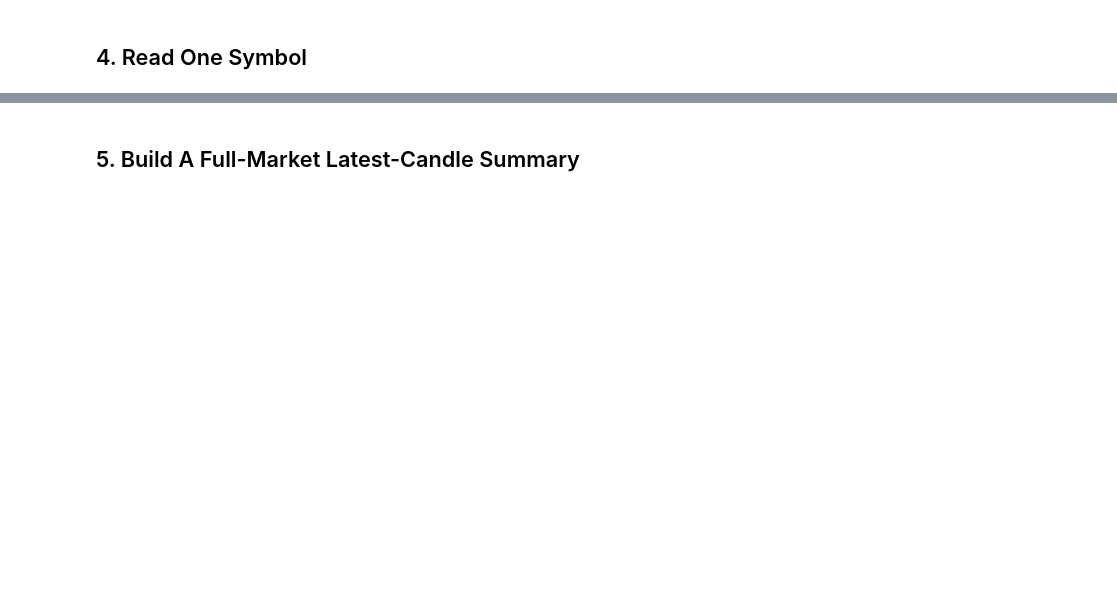
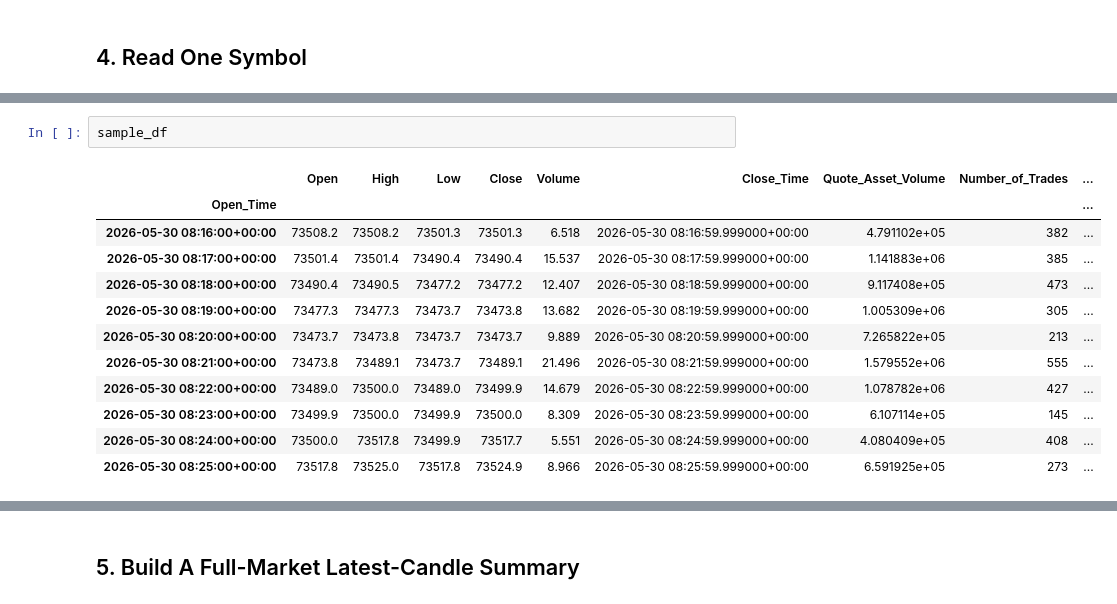
Before and after one commit to Suncol/binance_klines_data_fetch, a Jupyter notebook: examples/multi_symbol_jupyter_example.ipynb, the cells around one changed output, grey strips where cells are left out. Saved outputs shown, nothing was run; the diff lists cells and outputs as text; blank space fills up the shorter version.

```diff
--- a/examples/multi_symbol_jupyter_example.ipynb
+++ b/examples/multi_symbol_jupyter_example.ipynb
@@ -99,0 +95,15 @@ BTCUSDT rows: 10 last_open_time: 2026-05-30 07:56:00+00:00
+# %%
+sample_df
+# %% [output]
+|  | Open | High | Low | Close | Volume | Close_Time | Quote_Asset_Volume | Number_of_Trades | ... |
+| Open_Time |  |  |  |  |  |  |  |  | ... |
+| 2026-05-30 08:16:00+00:00 | 73508.2 | 73508.2 | 73501.3 | 73501.3 | 6.518 | 2026-05-30 08:16:59.999000+00:00 | 4.791102e+05 | 382 | ... |
+| 2026-05-30 08:17:00+00:00 | 73501.4 | 73501.4 | 73490.4 | 73490.4 | 15.537 | 2026-05-30 08:17:59.999000+00:00 | 1.141883e+06 | 385 | ... |
+| 2026-05-30 08:18:00+00:00 | 73490.4 | 73490.5 | 73477.2 | 73477.2 | 12.407 | 2026-05-30 08:18:59.999000+00:00 | 9.117408e+05 | 473 | ... |
+| 2026-05-30 08:19:00+00:00 | 73477.3 | 73477.3 | 73473.7 | 73473.8 | 13.682 | 2026-05-30 08:19:59.999000+00:00 | 1.005309e+06 | 305 | ... |
+| 2026-05-30 08:20:00+00:00 | 73473.7 | 73473.8 | 73473.7 | 73473.7 | 9.889 | 2026-05-30 08:20:59.999000+00:00 | 7.265822e+05 | 213 | ... |
+| 2026-05-30 08:21:00+00:00 | 73473.8 | 73489.1 | 73473.7 | 73489.1 | 21.496 | 2026-05-30 08:21:59.999000+00:00 | 1.579552e+06 | 555 | ... |
+| 2026-05-30 08:22:00+00:00 | 73489.0 | 73500.0 | 73489.0 | 73499.9 | 14.679 | 2026-05-30 08:22:59.999000+00:00 | 1.078782e+06 | 427 | ... |
+| 2026-05-30 08:23:00+00:00 | 73499.9 | 73500.0 | 73499.9 | 73500.0 | 8.309 | 2026-05-30 08:23:59.999000+00:00 | 6.107114e+05 | 145 | ... |
+| 2026-05-30 08:24:00+00:00 | 73500.0 | 73517.8 | 73499.9 | 73517.7 | 5.551 | 2026-05-30 08:24:59.999000+00:00 | 4.080409e+05 | 408 | ... |
+| 2026-05-30 08:25:00+00:00 | 73517.8 | 73525.0 | 73517.8 | 73524.9 | 8.966 | 2026-05-30 08:25:59.999000+00:00 | 6.591925e+05 | 273 | ... |
```
Also changed, not shown: parts of 14 cells of this notebook, 9 other files.
